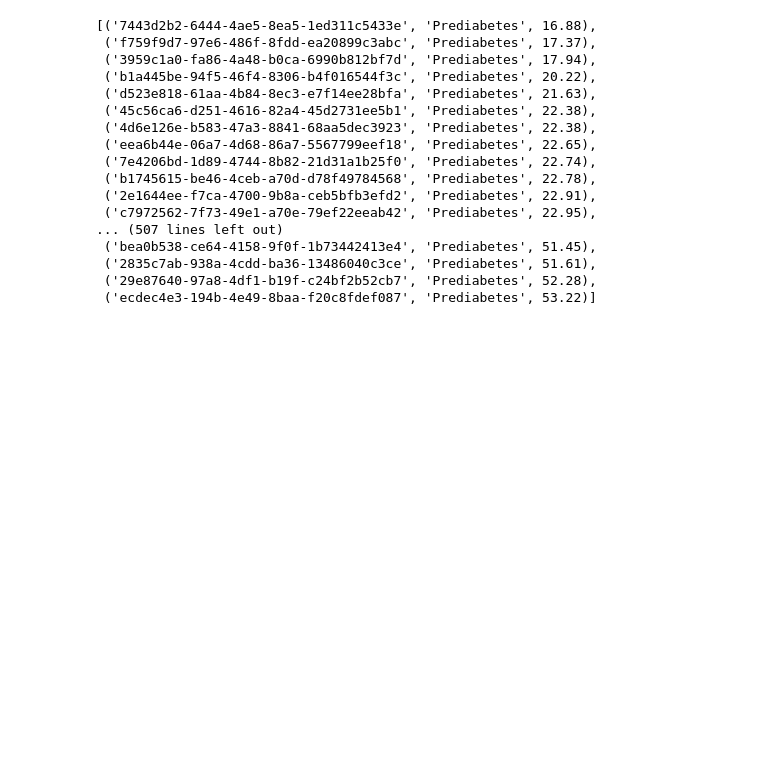
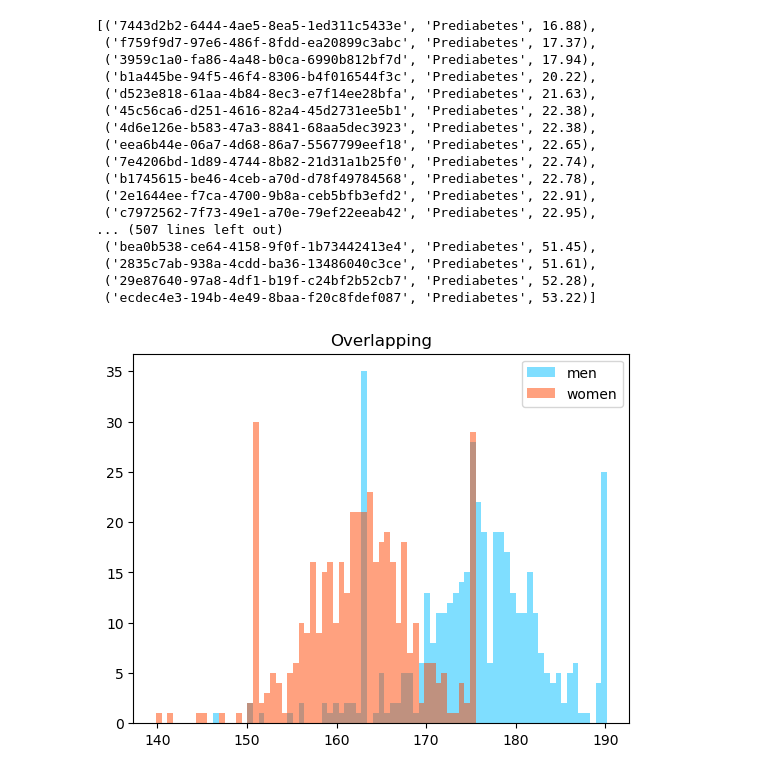
Before and after one commit to EatOreo/DifferentialPrivacyBiasExperiments, a Jupyter notebook: Smartnoise-sql.ipynb, the cells around one changed output. Drawn from its saved outputs; the diff is of its cells as text; code cells hidden in the pictures; blank space fills up the shorter version.

```diff
--- a/Smartnoise-sql.ipynb
+++ b/Smartnoise-sql.ipynb
@@ -155,3 +161,47 @@ cur.fetchall()
  ('2835c7ab-938a-4cdd-ba36-13486040c3ce', 'Prediabetes', 51.61),
  ('29e87640-97a8-4df1-b19f-c24bf2b52cb7', 'Prediabetes', 52.28),
  ('ecdec4e3-194b-4e49-8baa-f20c8fdef087', 'Prediabetes', 53.22)]
+# %%
+womenQuery = """
+    SELECT AVG(CAST(o.value AS DECIMAL))
+    FROM observations o
+    JOIN patients p ON p.patient = o.patient
+    WHERE o.description = 'Body Height' AND p.gender = 'F' AND p.birthdate < '2000'
+    GROUP BY o.patient
+"""
+
+menQuery = """
+    SELECT AVG(CAST(o.value AS DECIMAL))
+    FROM observations o
+    JOIN patients p ON p.patient = o.patient
+    WHERE o.description = 'Body Height' AND p.gender = 'M' AND p.birthdate < '2000'
+    GROUP BY o.patient
+"""
+
+cur.execute(womenQuery)
+women = cur.fetchall()
+cur.execute(menQuery)
+men = cur.fetchall()
+men2 = []
+women2 = []
+for m in men:
+    men2.append(m[0])
+for w in women:
+    women2.append(w[0])
+
+import matplotlib.pyplot as plt
+import numpy
+
+bins = numpy.linspace(
+    min(min(women2), min(men2)),
+    max(max(women2), max(men2)),
+    80)
+plt.hist(men2, bins, label='men', alpha=0.5, color='deepskyblue')
+
+plt.hist(women2, bins, label='women', alpha=0.5, color='orangered')
+
+plt.legend()
+plt.title('Overlapping')
+plt.show()
+# %% [output]
+[figure, added]
```
Also changed, not shown: parts of 2 cells of this notebook, 1 other file.
